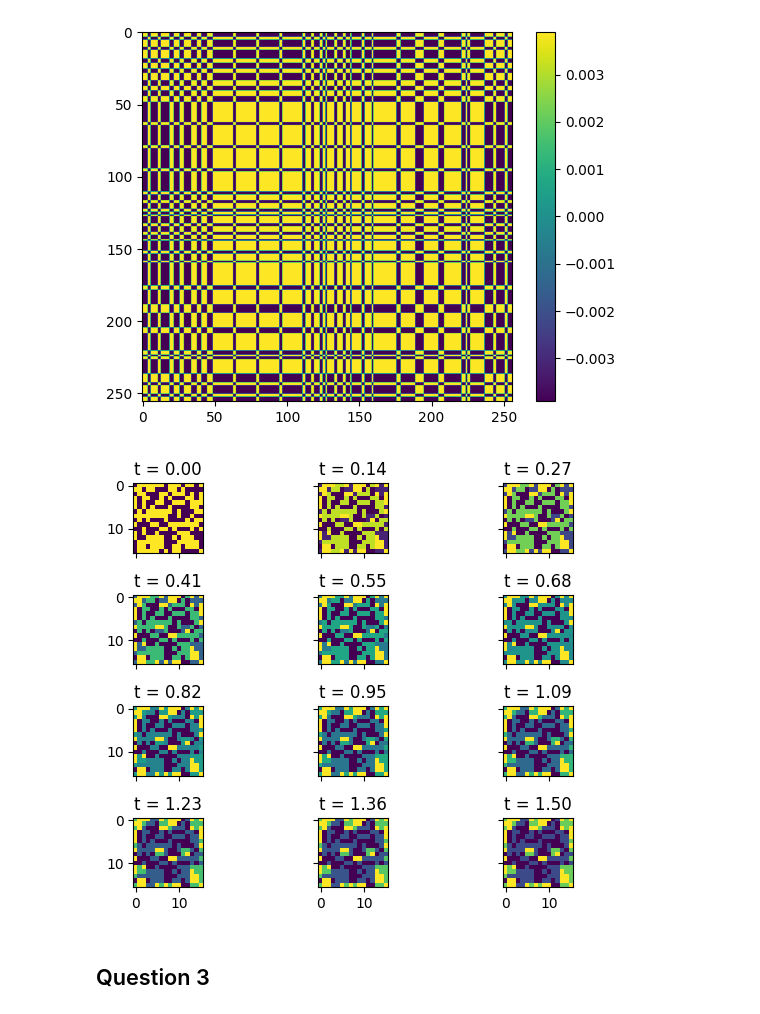
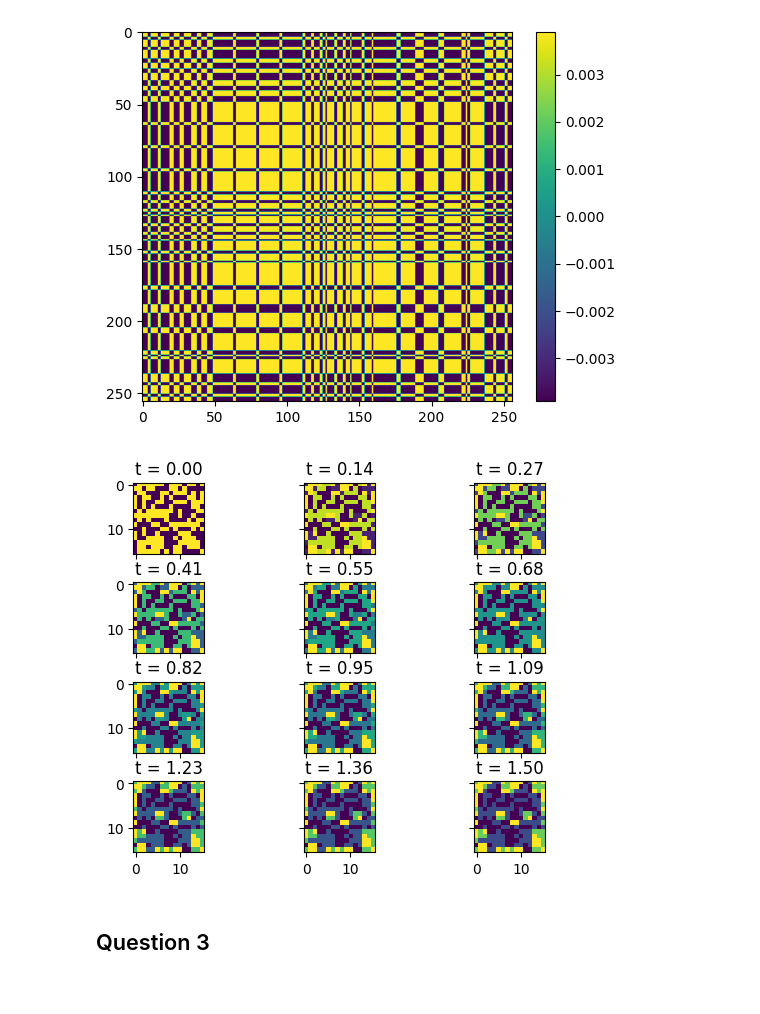
Before and after one commit to hgruniaux/NeuroScience, a Jupyter notebook: Set 3/homework3_part3.ipynb, the cells around one changed output. Drawn from its saved outputs; the diff is of its cells as text; code cells hidden in the pictures.

```diff
--- a/Set 3/homework3_part3.ipynb
+++ b/Set 3/homework3_part3.ipynb
@@ -17,24 +17,26 @@ def compute_W(datas):
         W += datas[i] @ np.transpose(datas[i])
     return W / shape[0]
 
-def simulate(W, initial_pattern = None, sigma = 0.1):
+def simulate(W, initial_pattern = None, sigma = 0.1, output_file: str = None):
     if initial_pattern is None:
         initial_pattern = np.random.choice([-1, 1], size=np.shape(W)[0])
 
     def f(t, y):
         return -y + np.sign(W @ y) + sigma * np.random.normal()
-    sol = solve_ivp(f, [0, 1], initial_pattern, dense_output=True)
+    sol = solve_ivp(f, [0, 1.5], initial_pattern, dense_output=True)
     t = np.linspace(0, 1.5, 12)
 
-    fig, axarr = plt.subplots(4, 3, sharex=True, sharey=True)
-    fig.subplots_adjust(hspace=0,wspace=0)
+    fig = plt.figure()
+    gs = fig.add_gridspec(nrows=4, ncols=3, hspace=0.4, wspace=0.1)
+    axarr = gs.subplots(sharex=True, sharey=True)
 
     sol = sol.sol(t)
     for i in range(len(t)):
         axarr[i // 3][i % 3].imshow(np.reshape(sol[:,i], (16, 16)))
         axarr[i // 3][i % 3].set_title("t = {:.2f}".format(t[i]))
 
-    fig.tight_layout()
+    if output_file is not None:
+        plt.savefig(output_file)
     plt.show()
 # %% [markdown]
 ## Question 1: Invent a pattern
@@ -62,9 +64,9 @@ plt.show()
 # %% [output]
 [figure]
 # %%
-simulate(W)
+simulate(W, output_file="figures/part3_cat_simulation.svg")
 # %% [output]
-[figure, old version]
+[figure, new version]
 # %% [markdown]
 ## Question 3
 # %%
```
Also changed, not shown: parts of 8 cells of this notebook, 32 other files.
